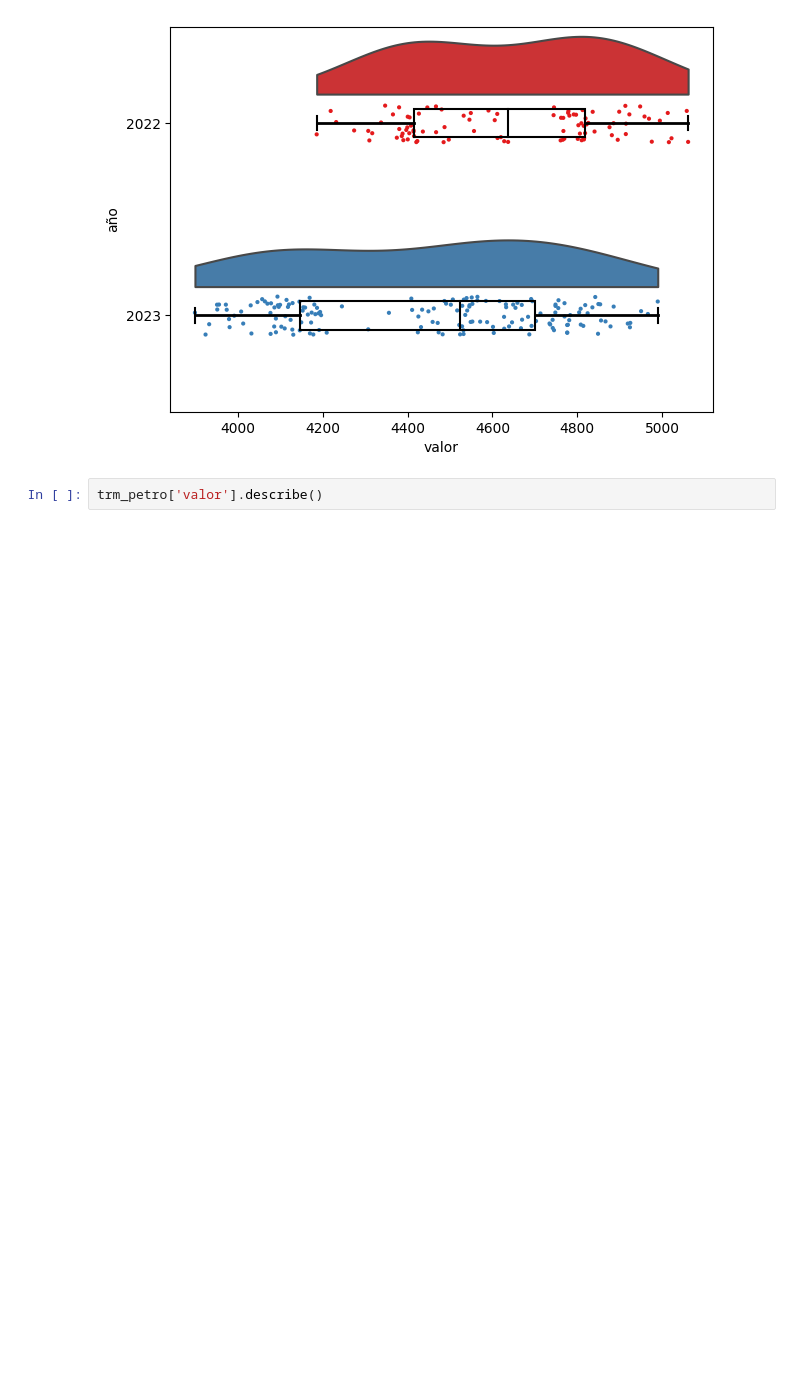
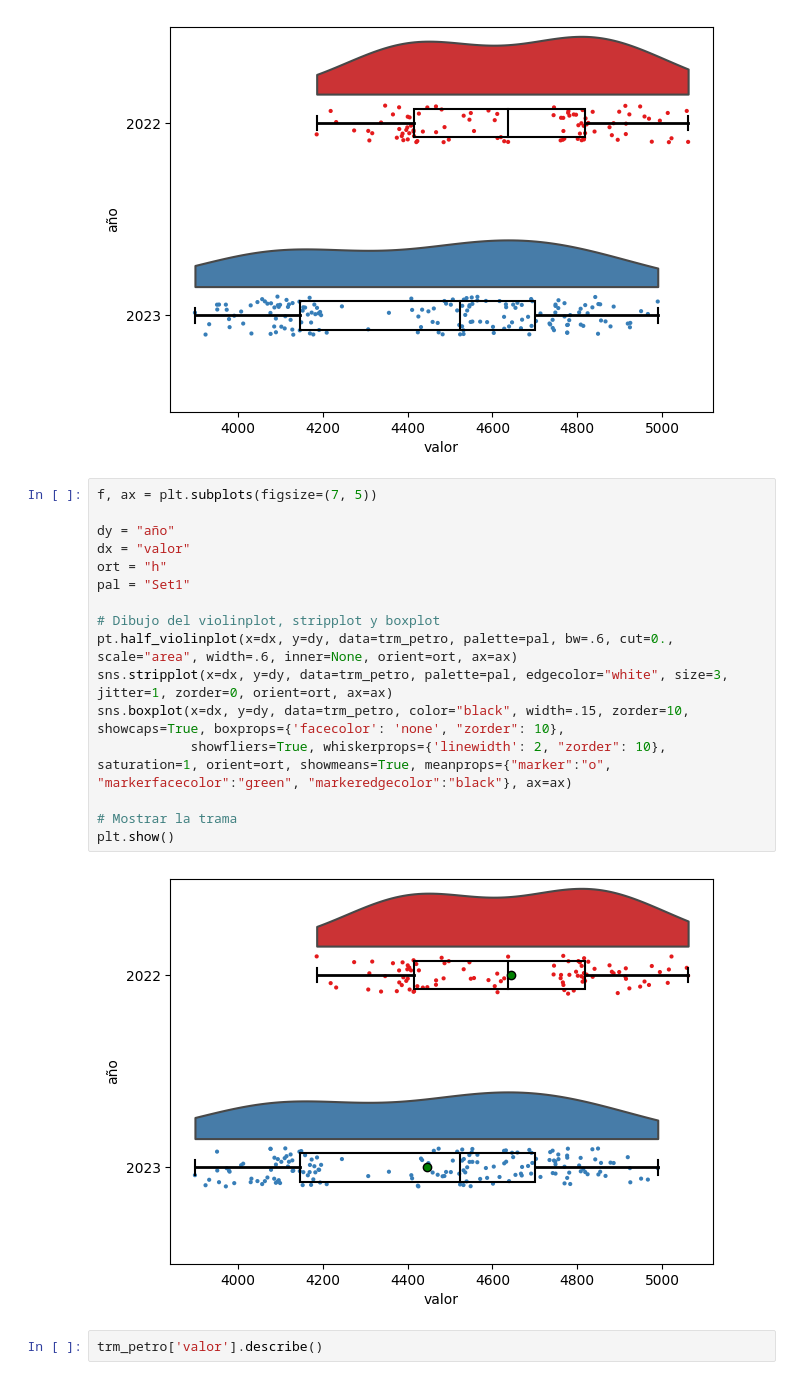
Before and after one commit to chainReactionCol/newRep, a Jupyter notebook: apiNotebook.ipynb, the cells around one changed output. Drawn from its saved outputs; the diff is of its cells as text; blank space fills up the shorter version.

```diff
--- a/apiNotebook.ipynb
+++ b/apiNotebook.ipynb
@@ -191,6 +216,24 @@ ax=sns.boxplot( x = dx, y = dy, data = trm_petro, color = "black",
  saturation = 1, orient = ort)
 # %% [output]
 [figure]
+# %%
+f, ax = plt.subplots(figsize=(7, 5))
+
+dy = "año"
+dx = "valor"
+ort = "h"
+pal = "Set1"
+
+# Dibujo del violinplot, stripplot y boxplot
+pt.half_violinplot(x=dx, y=dy, data=trm_petro, palette=pal, bw=.6, cut=0., scale="area", width=.6, inner=None, orient=ort, ax=ax)
+sns.stripplot(x=dx, y=dy, data=trm_petro, palette=pal, edgecolor="white", size=3, jitter=1, zorder=0, orient=ort, ax=ax)
+sns.boxplot(x=dx, y=dy, data=trm_petro, color="black", width=.15, zorder=10, showcaps=True, boxprops={'facecolor': 'none', "zorder": 10},
+            showfliers=True, whiskerprops={'linewidth': 2, "zorder": 10}, saturation=1, orient=ort, showmeans=True, meanprops={"marker":"o", "markerfacecolor":"green", "markeredgecolor":"black"}, ax=ax)
+
+# Mostrar la trama
+plt.show()
+# %% [output]
+[figure, added]
 # %%
 trm_petro['valor'].describe()
 # %% [output]
```
Also changed, not shown: parts of 9 cells of this notebook.
